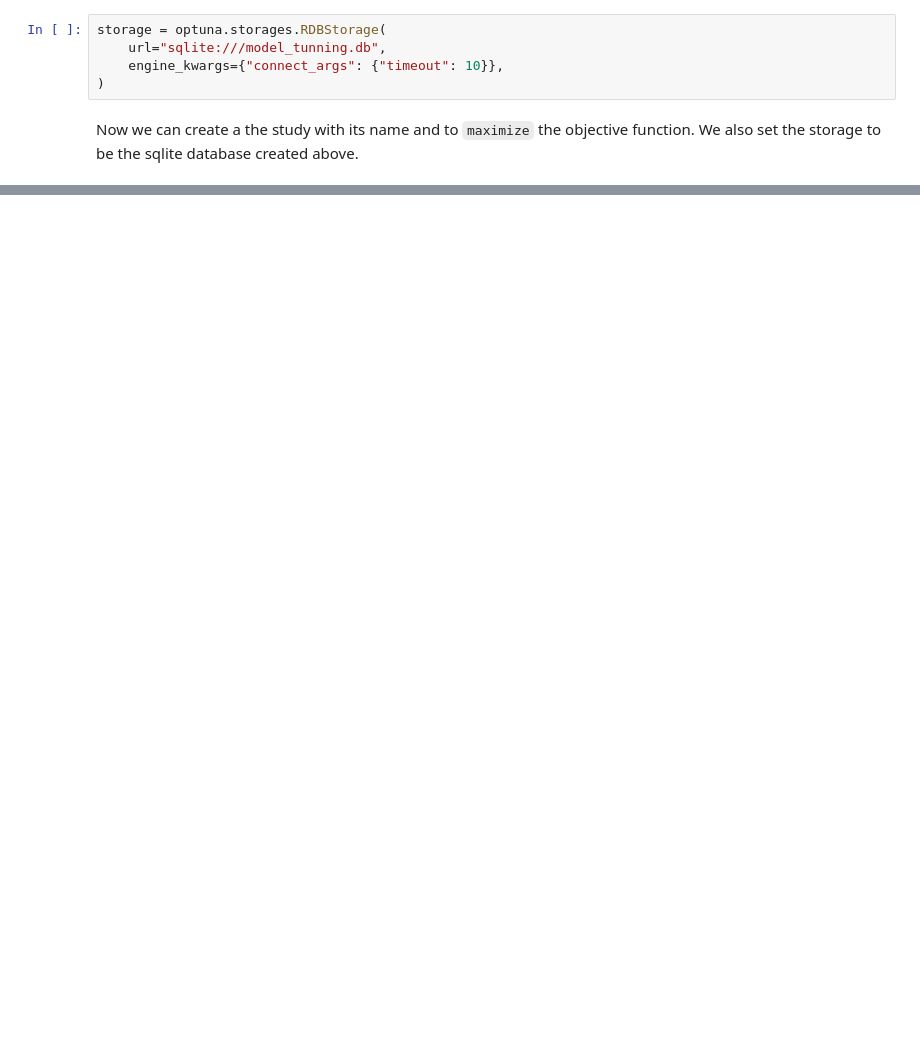
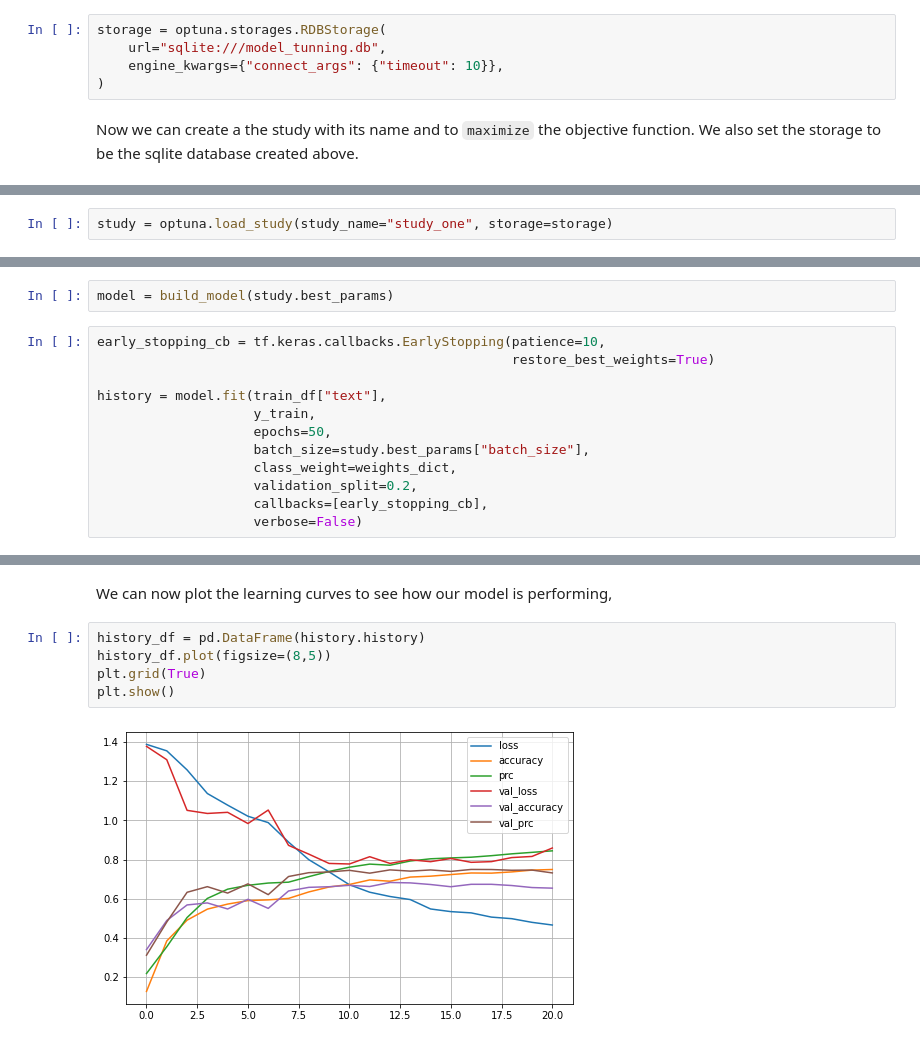
Before and after one commit to mdh266/TextClassificationApp, a Jupyter notebook: notebooks/NLP-Part4.ipynb, the cells around one changed output, grey strips where cells are left out. Drawn from its saved outputs; the diff is of its cells as text; blank space fills up the shorter version.

Commit message:
shell created, model underperforming

```diff
--- a/notebooks/NLP-Part4.ipynb
+++ b/notebooks/NLP-Part4.ipynb
@@ -521,0 +535,2 @@ study.trials_dataframe()
+# %%
+study = optuna.load_study(study_name="study_one", storage=storage)
@@ -537,0 +555,14 @@ study.best_params
+# %%
+model = build_model(study.best_params)
+# %%
+early_stopping_cb = tf.keras.callbacks.EarlyStopping(patience=10,
+                                                     restore_best_weights=True)
+
+history = model.fit(train_df["text"],
+                    y_train,
+                    epochs=50,
+                    batch_size=study.best_params["batch_size"],
+                    class_weight=weights_dict,
+                    validation_split=0.2,
+                    callbacks=[early_stopping_cb],
+                    verbose=False)
@@ -537,0 +572,9 @@ study.best_params
+# %% [markdown]
+We can now plot the learning curves to see how our model is performing,
+# %%
+history_df = pd.DataFrame(history.history)
+history_df.plot(figsize=(8,5))
+plt.grid(True)
+plt.show()
+# %% [output]
+[figure, added]
```
Also changed, not shown: parts of 57 cells of this notebook.
